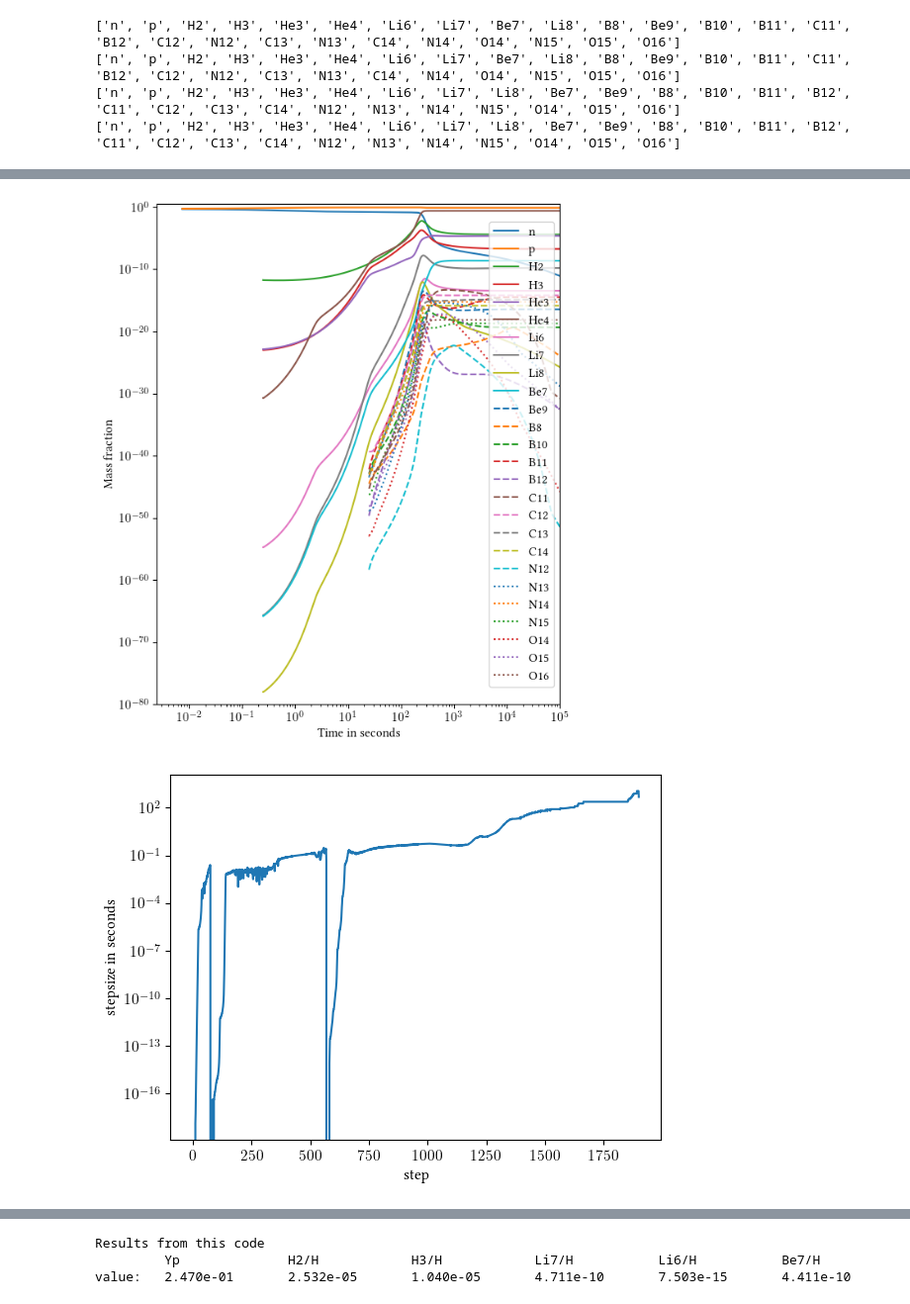
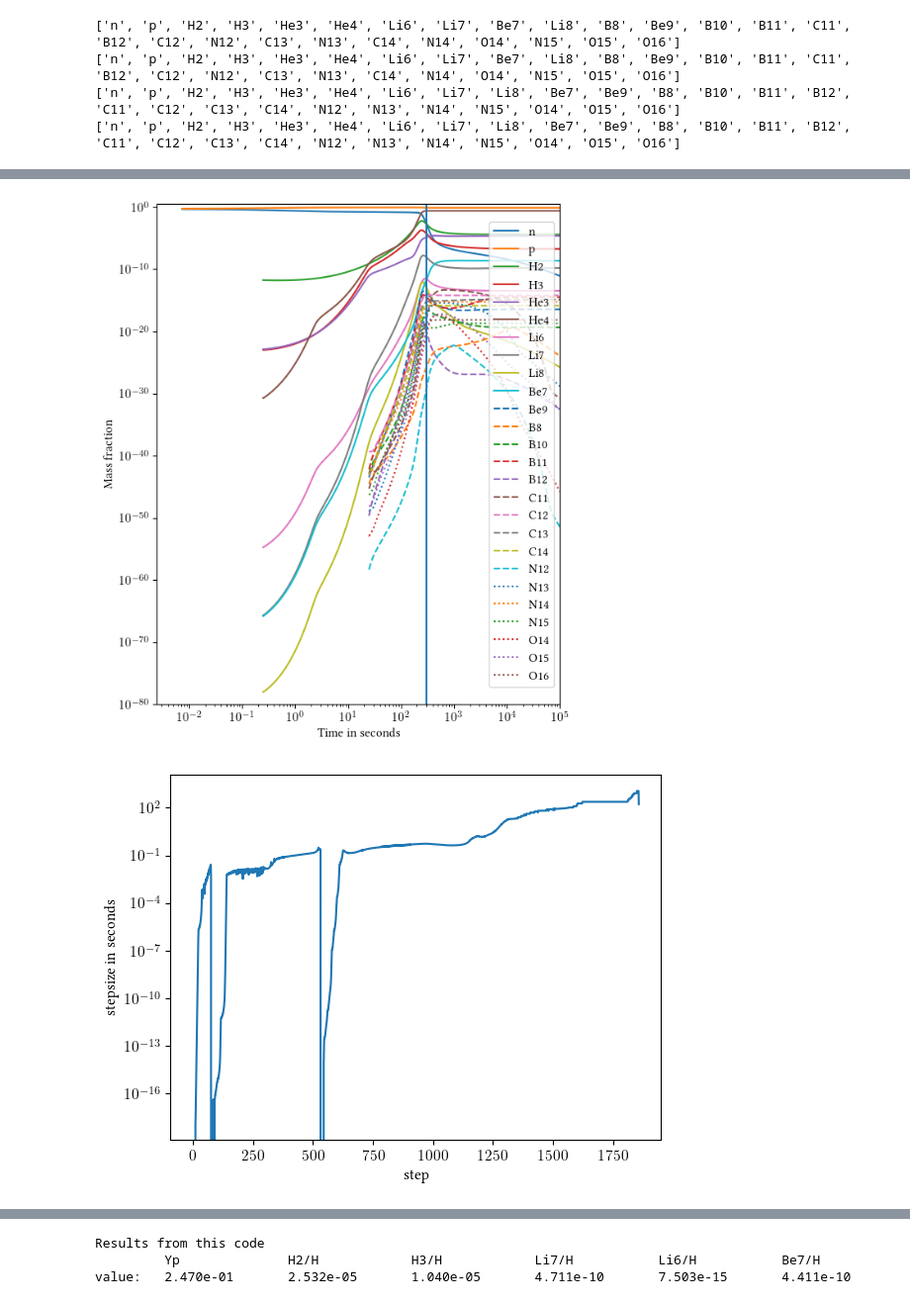
Before and after one commit to hansbdein/Speciale, a Jupyter notebook: CacheBackground.ipynb, the cells around one changed output, grey strips where cells are left out. Shown at 99% size. Drawn from its saved outputs; the diff is of its cells as text; code cells hidden in the pictures.

Commit message:
pna plots

```diff
--- a/CacheBackground.ipynb
+++ b/CacheBackground.ipynb
@@ -155,15 +155,6 @@ def rho_b(a):
     return rho_b_ini/a**3
 
 
-
-#def P_b(T,h):
-#    return h*T**4*2/3*
-
-#Phie_ini=np.pi**2/2*con.Avogadro*h_ini/z_ini**3*1/sum([(-1)**(n+1)*n*L(n*z_ini) for n in range(1,20)])
-
-
-
-
 ### Solving the background ###
 
 def rho_tot(T,a): #total density
@@ -179,9 +170,6 @@ def H(T,a):   #Hubble parameter as given by Friedmann eq, ignoring cosmological
 def dTdt(t,T,a):
     return -3*H(T,a)/((drho_e(T)+drho_gamma(T))/(rho_set(T,a) + P_e(T)+P_gamma(T)))
 
-#Derivative from Kavano D.19
-def dhdt(t,T,h,a):
-    return -3*h*(H(T,h,a)+dTdt(t,T,h,a)/T)
 
 #Derivative from how H is defined
 def dadt(t,T,a):
@@ -197,7 +185,7 @@ def dbackground(t,y):   #solve h and T, y[0] = T, y[1] = a
     return [dTdt(t,*y),dadt(t,*y)]
 
 # Solving it
-sol = integrate.solve_ivp(dbackground, t_range, [T_ini,1],method='Radau',atol=1e-80,rtol=1e-8,t_eval=np.geomspace(*t_range,10000))#,t_eval=t_space)
+sol = integrate.solve_ivp(dbackground, t_range, [T_ini,1],method='Radau',atol=1e-80,rtol=1e-8,t_eval=np.geomspace(*t_range,100000))#,t_eval=t_space)
 
 fig, axes = plt.subplots(1, 1, figsize=(width, 3))
 
@@ -553,36 +569,37 @@ line=['-']*10+['--']*10+[':']*10
 for i in range(fnNucs):
     plt.plot(soltime/timeunit, A[i]*solY[i],line[i], color=colors[i], label=Y_labels[i])
 
+plt.axvline(soltime[1200]/timeunit)
 plt.xlabel('Time in seconds')
 plt.ylabel('Mass fraction')
 plt.ylim(1e-80,3)
 plt.xlim(t_ini/timeunit/3,1e5)
 plt.xscale('log')
 plt.yscale('log')
 plt.legend(loc='center right')
 plt.show()
 
 plt.figure('step size')
 plt.plot(range(len(soltime)),[(soltime[i]-soltime[i-1])/timeunit for i in range(len(soltime))] )
 
 plt.yscale('log')
 plt.xlabel('step')
 plt.ylabel('stepsize in seconds')
 plt.show()
 
 plt.figure('abundance',figsize=(6.4, 8))
 
 for i in range(fnNucs):
       plt.plot(range(len(soltime)), A[i]*solY[i],line[i], color=colors[i], label=Y_labels[i])
 
 plt.xlabel('step')
 plt.ylabel('Mass fraction')
 plt.ylim(1e-80,1)
 #plt.xlim(0,20)
 #plt.xscale('log')
 plt.yscale('log')
 plt.legend(loc='right')
 plt.show()
 # %% [output]
-[figure, old version]
+[figure, new version]
-[figure, old version]
+[figure, new version]
```
Also changed, not shown: parts of 25 cells of this notebook, 14 other files.
